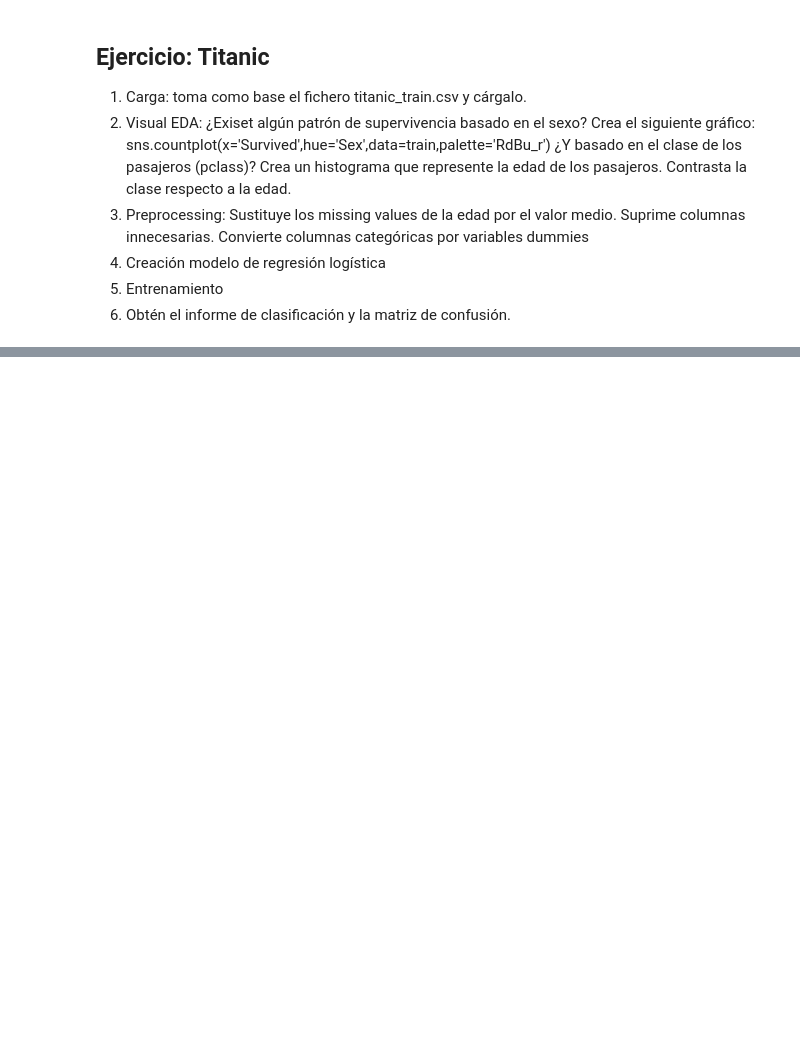
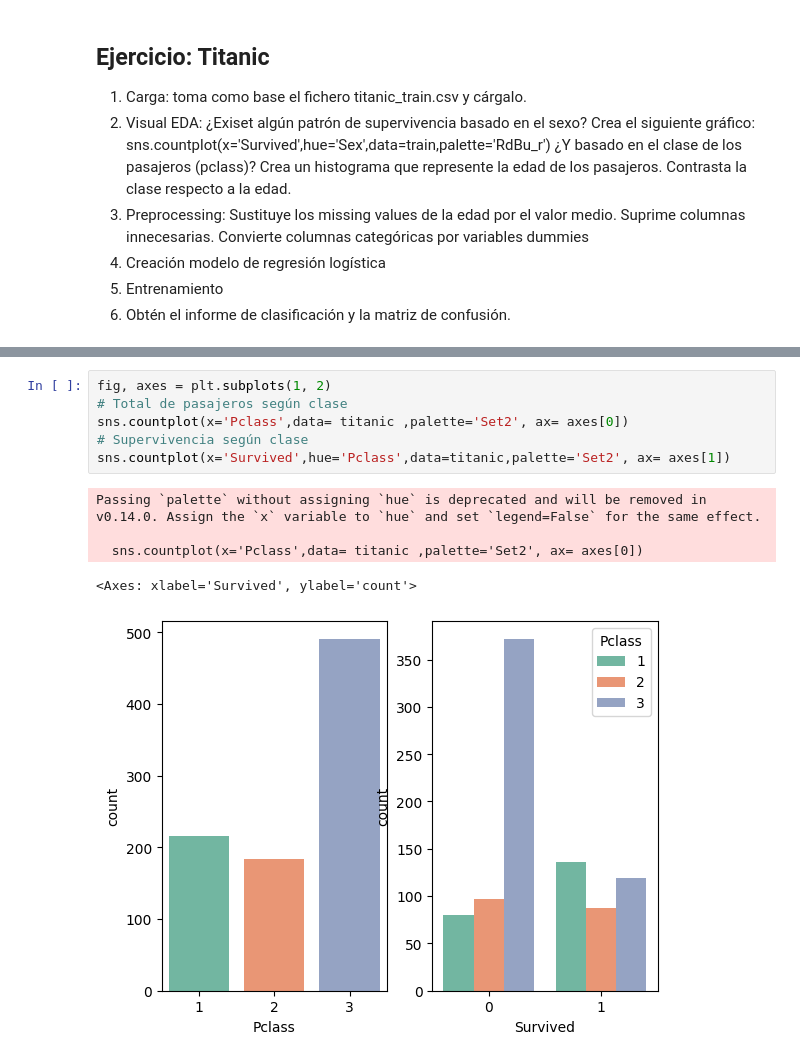
Before and after one commit to Angelmbx/Machine-Learing, a Jupyter notebook: UD2/03_Supervised-LogisticRegression.ipynb, the cells around one changed output, grey strips where cells are left out. Drawn from its saved outputs; the diff is of its cells as text; blank space fills up the shorter version.

```diff
--- a/UD2/03_Supervised-LogisticRegression.ipynb
+++ b/UD2/03_Supervised-LogisticRegression.ipynb
@@ -368,0 +375,12 @@ le = LabelEncoder()
+# %%
+fig, axes = plt.subplots(1, 2)
+# Total de pasajeros según clase
+sns.countplot(x='Pclass',data= titanic ,palette='Set2', ax= axes[0])
+# Supervivencia según clase
+sns.countplot(x='Survived',hue='Pclass',data=titanic,palette='Set2', ax= axes[1])
+# %% [output]
+Passing `palette` without assigning `hue` is deprecated and will be removed in v0.14.0. Assign the `x` variable to `hue` and set `legend=False` for the same effect.
+
+  sns.countplot(x='Pclass',data= titanic ,palette='Set2', ax= axes[0])
+<Axes: xlabel='Survived', ylabel='count'>
+[figure, added]
```
Also changed, not shown: parts of 12 cells of this notebook, 2 other files.
